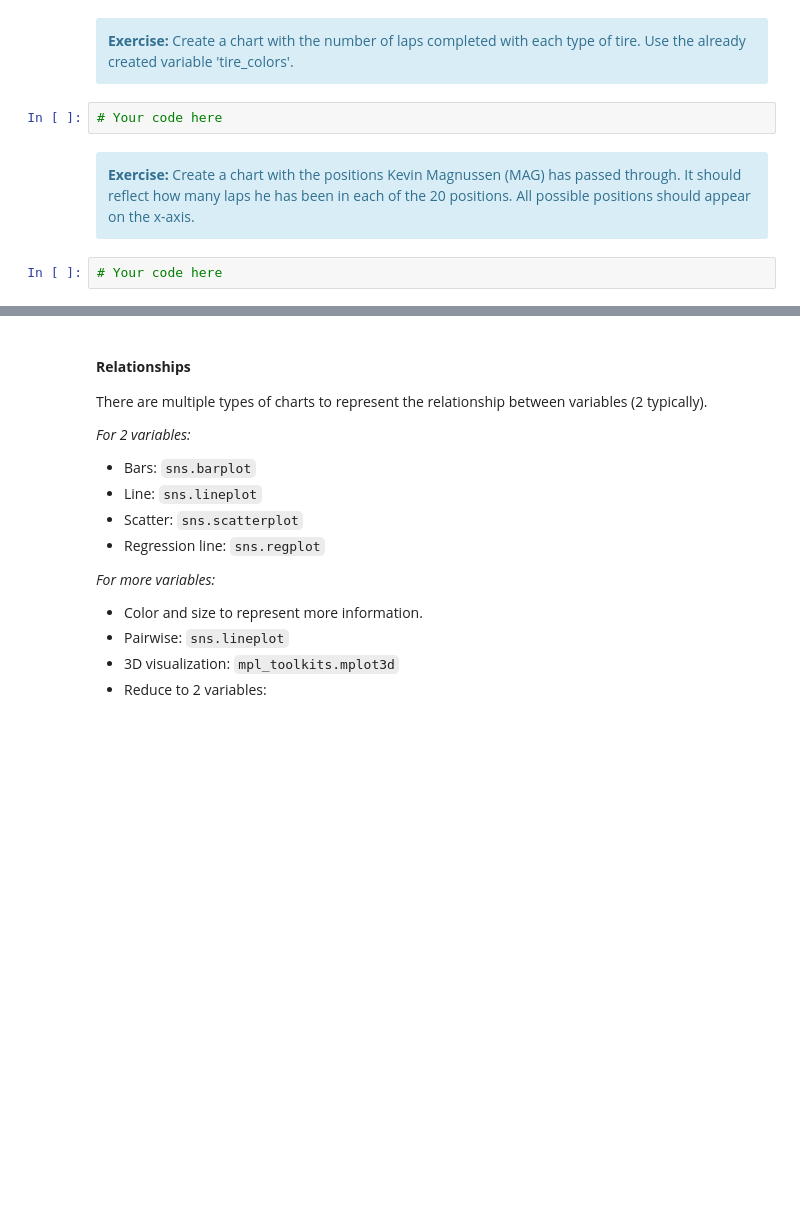
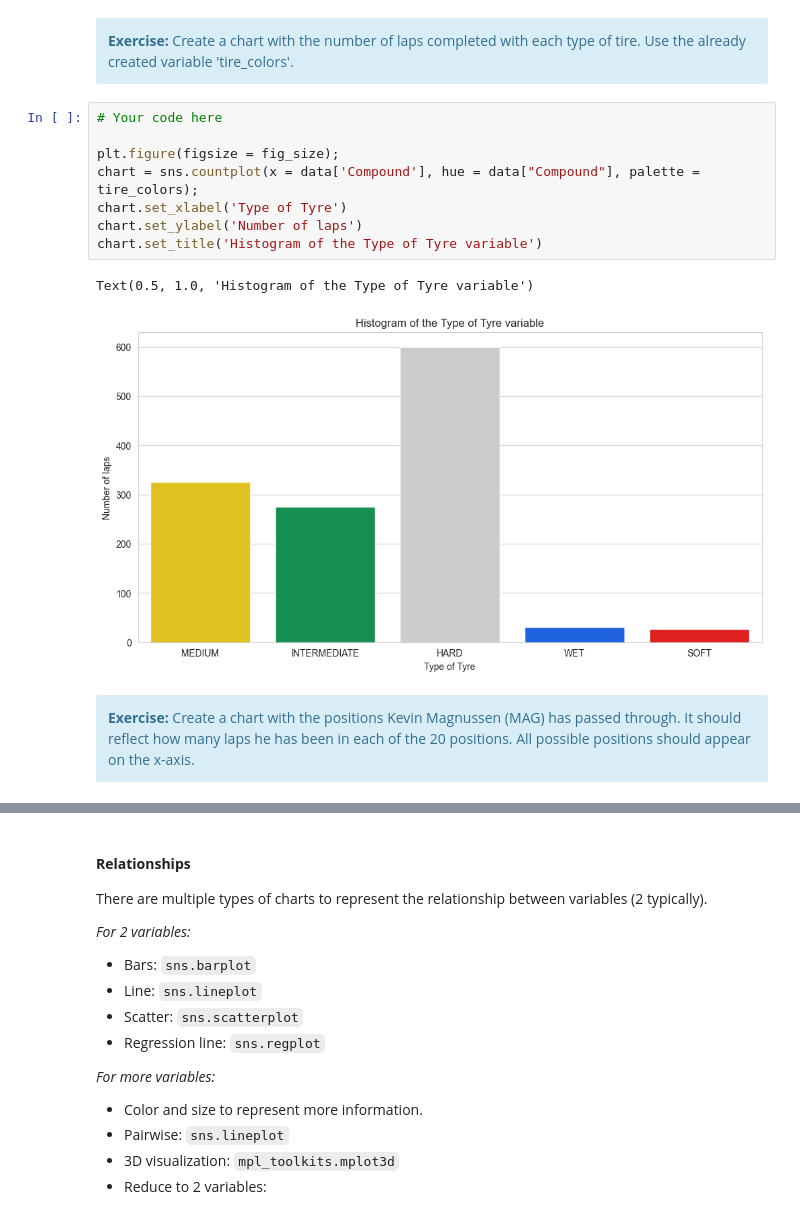
Before and after one commit to UO288511/Inteligentes, a Jupyter notebook: PL2/Lab2.3-Visualization.ipynb, the cells around one changed output, grey strips where cells are left out. Cells and saved outputs as stored; diff of their text form; blank space fills up the shorter version.

```diff
--- a/PL2/Lab2.3-Visualization.ipynb
+++ b/PL2/Lab2.3-Visualization.ipynb
@@ -153,11 +231,18 @@ plt.show()
 <div class="alert alert-block alert-info">
     <b>Exercise:</b> Create a chart with the number of laps completed with each type of tire. Use the already created variable 'tire_colors'.
 </div>
-# %%
-# Your code here
+# %%
+# Your code here
+
+plt.figure(figsize = fig_size);
+chart = sns.countplot(x = data['Compound'], hue = data["Compound"], palette = tire_colors);
+chart.set_xlabel('Type of Tyre')
+chart.set_ylabel('Number of laps')
+chart.set_title('Histogram of the Type of Tyre variable')
+# %% [output]
+Text(0.5, 1.0, 'Histogram of the Type of Tyre variable')
+[figure, added]
 # %% [markdown]
 <div class="alert alert-block alert-info">
     <b>Exercise:</b> Create a chart with the positions Kevin Magnussen (MAG) has passed through. It should reflect how many laps he has been in each of the 20 positions. All possible positions should appear on the x-axis.
 </div>
-# %%
-# Your code here
```
Also changed, not shown: parts of 30 cells of this notebook, 2 other files.
